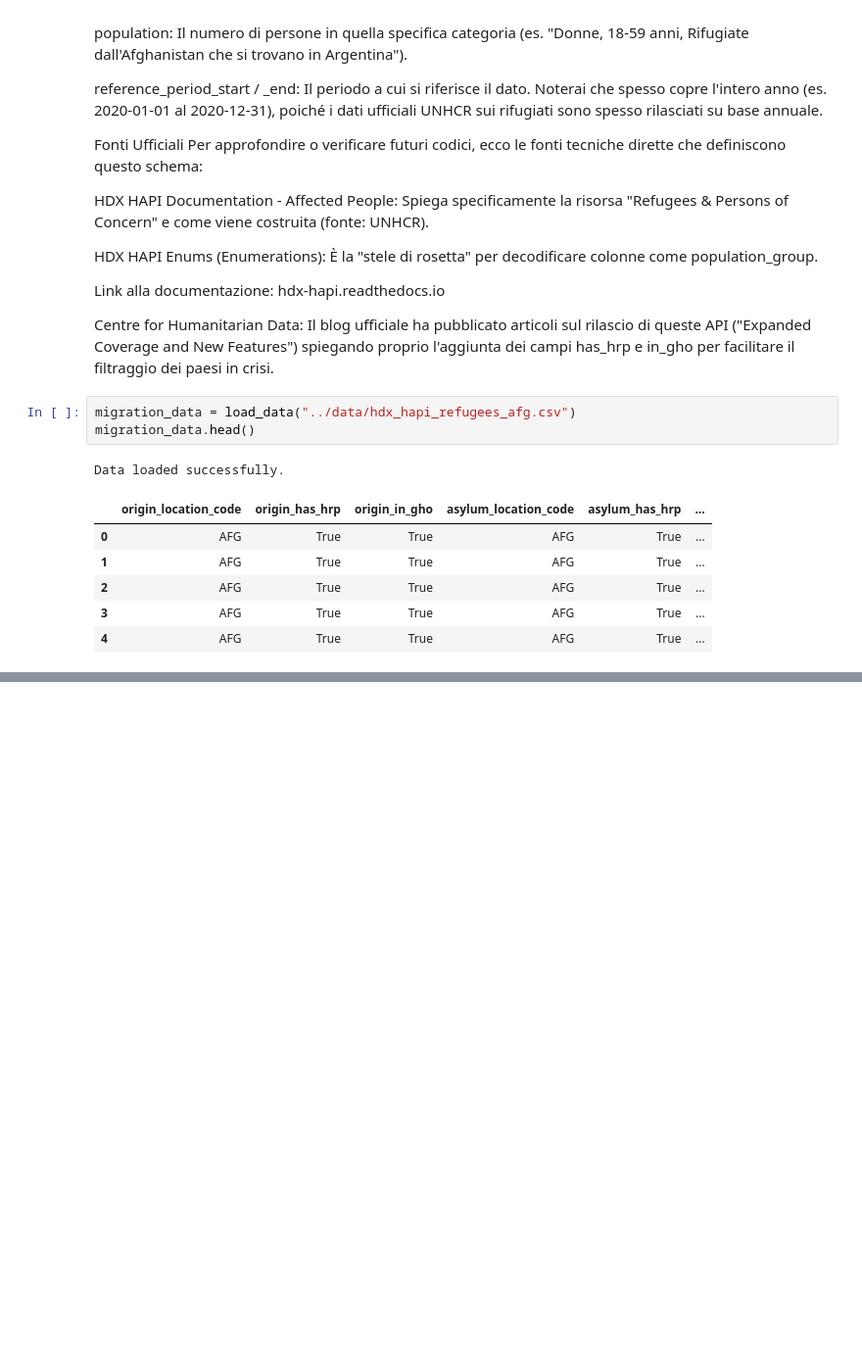
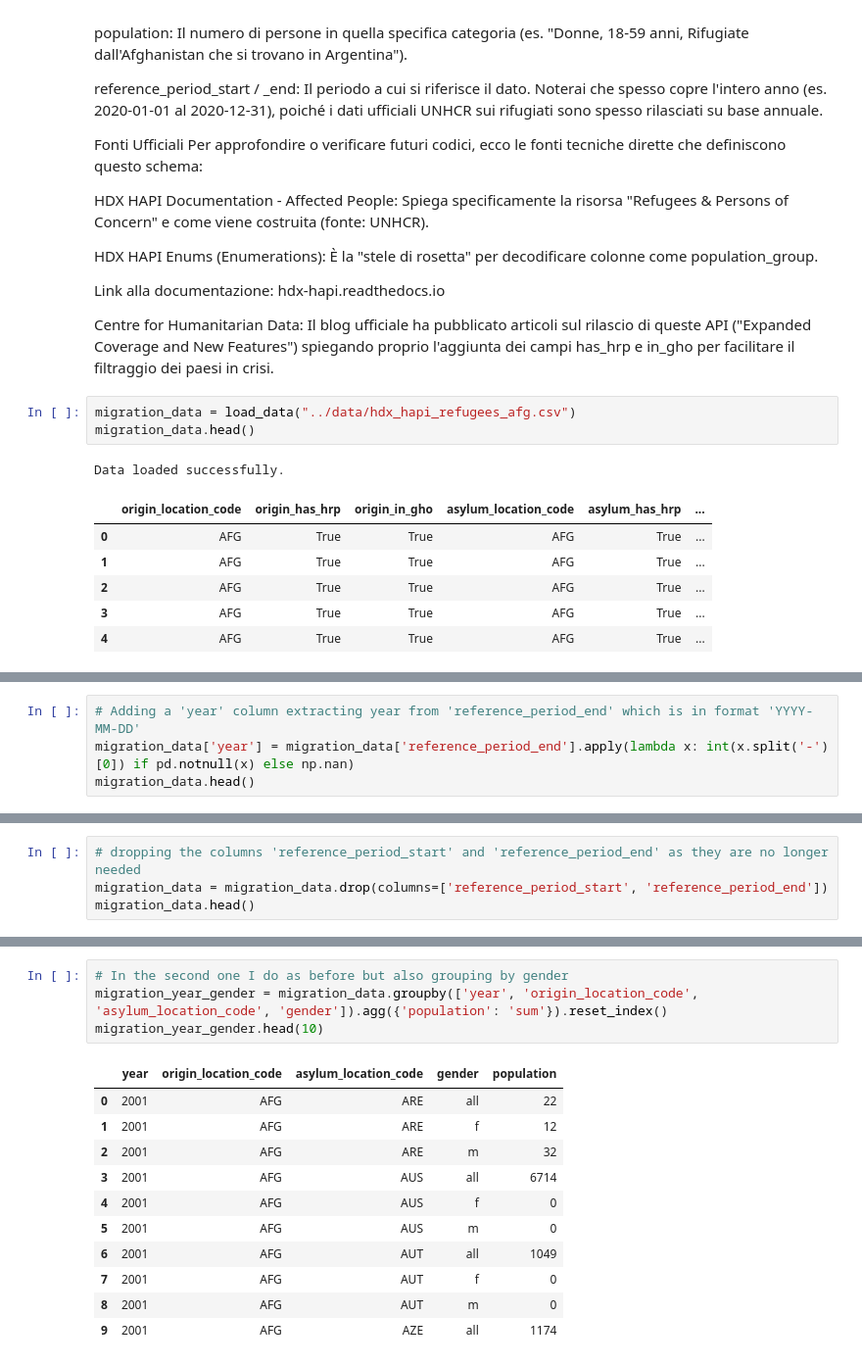
Before and after one commit to group-pi-dataviz/group-pi-dataviz.github.io, a Jupyter notebook: scripts/data_prepocessing_parte4.ipynb, the cells around one changed output, grey strips where cells are left out. Shown at 98% size. Cells and saved outputs as stored; diff of their text form; blank space fills up the shorter version.

```diff
--- a/scripts/data_prepocessing_parte4.ipynb
+++ b/scripts/data_prepocessing_parte4.ipynb
@@ -257,0 +690,4 @@ Data loaded successfully.
+# %%
+# Adding a 'year' column extracting year from 'reference_period_end' which is in format 'YYYY-MM-DD'
+migration_data['year'] = migration_data['reference_period_end'].apply(lambda x: int(x.split('-')[0]) if pd.notnull(x) else np.nan)
+migration_data.head()
@@ -257,0 +701,4 @@ Data loaded successfully.
+# %%
+# dropping the columns 'reference_period_start' and 'reference_period_end' as they are no longer needed
+migration_data = migration_data.drop(columns=['reference_period_start', 'reference_period_end'])
+migration_data.head()
@@ -257,0 +742,16 @@ Data loaded successfully.
+# %%
+# In the second one I do as before but also grouping by gender
+migration_year_gender = migration_data.groupby(['year', 'origin_location_code', 'asylum_location_code', 'gender']).agg({'population': 'sum'}).reset_index()
+migration_year_gender.head(10)
+# %% [output]
+|  | year | origin_location_code | asylum_location_code | gender | population |
+| 0 | 2001 | AFG | ARE | all | 22 |
+| 1 | 2001 | AFG | ARE | f | 12 |
+| 2 | 2001 | AFG | ARE | m | 32 |
+| 3 | 2001 | AFG | AUS | all | 6714 |
+| 4 | 2001 | AFG | AUS | f | 0 |
+| 5 | 2001 | AFG | AUS | m | 0 |
+| 6 | 2001 | AFG | AUT | all | 1049 |
+| 7 | 2001 | AFG | AUT | f | 0 |
+| 8 | 2001 | AFG | AUT | m | 0 |
+| 9 | 2001 | AFG | AZE | all | 1174 |
```
Also changed, not shown: parts of 24 cells of this notebook, 8 other files.
